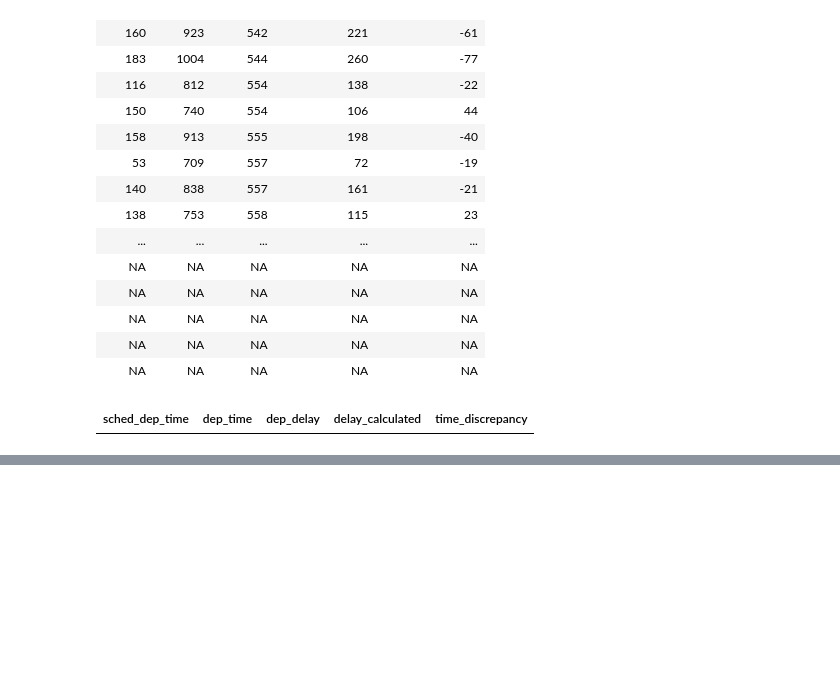
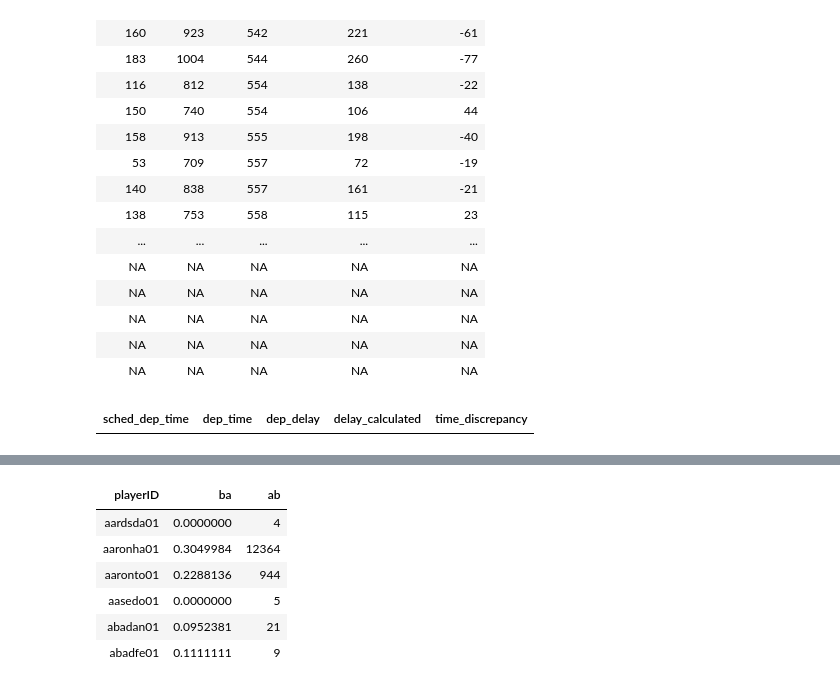
Before and after one commit to khanhnguyendata/R-for-data-science, a Jupyter notebook: 3-Data_transformation_with_dplyr/3.ipynb, the cells around one changed output, grey strips where cells are left out. Saved outputs shown, nothing was run; the diff lists cells and outputs as text; code cells hidden in the pictures; blank space fills up the shorter version.

```diff
--- a/3-Data_transformation_with_dplyr/3.ipynb
+++ b/3-Data_transformation_with_dplyr/3.ipynb
@@ -594,0 +650,16 @@ filter(df3, time_discrepancy != 0)
+# %%
+batting <- as.tibble(Batting)
+batters <- batting %>%
+group_by(playerID) %>%
+summarize(
+ba = sum(H, na.rm = TRUE) / sum(AB, na.rm = TRUE),
+ab = sum(AB, na.rm = TRUE))
+head(batters)
+# %% [output]
+| playerID | ba | ab |
+| aardsda01 | 0.0000000 | 4 |
+| aaronha01 | 0.3049984 | 12364 |
+| aaronto01 | 0.2288136 | 944 |
+| aasedo01 | 0.0000000 | 5 |
+| abadan01 | 0.0952381 | 21 |
+| abadfe01 | 0.1111111 | 9 |
```
Also changed, not shown: parts of 18 cells of this notebook.
